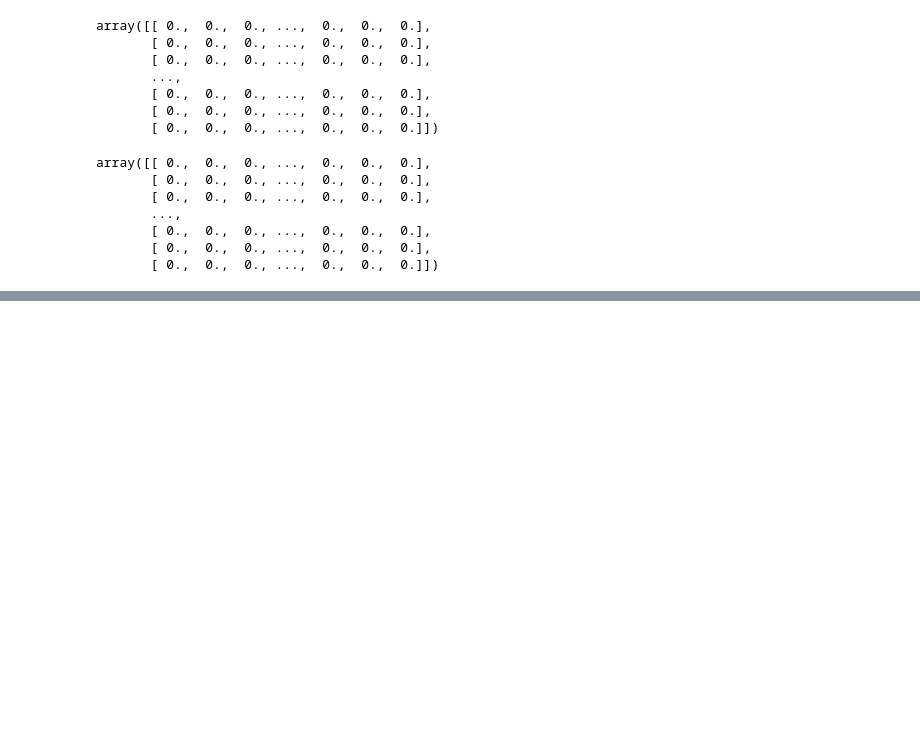
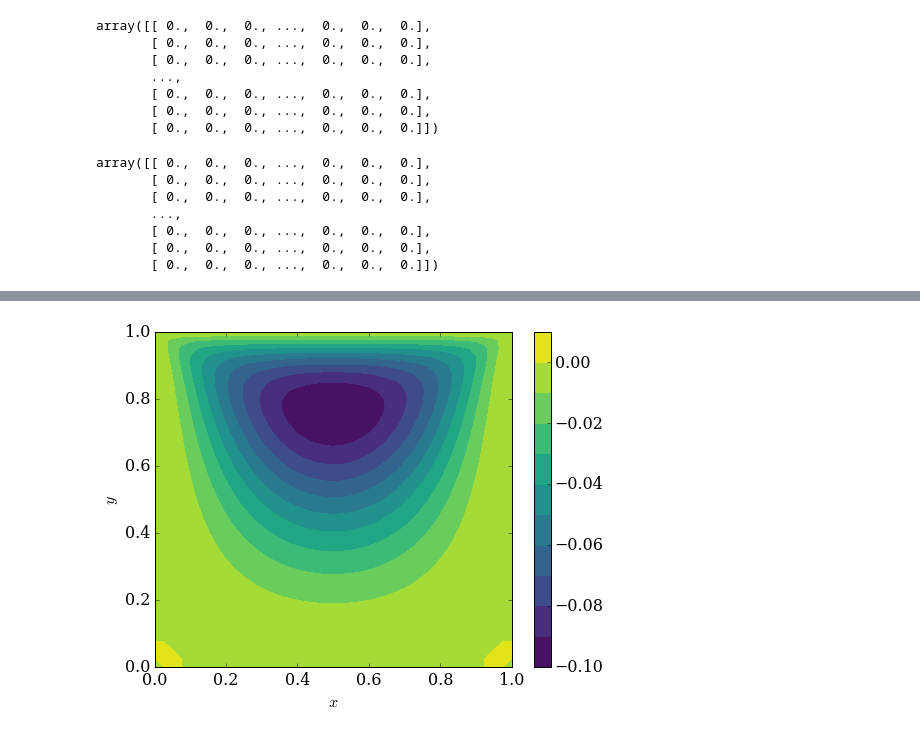
Before and after one commit to DavidZHANG9210/MAE6286, a Jupyter notebook: Module 5 homework.ipynb, the cells around one changed output, grey strips where cells are left out. Drawn from its saved outputs; the diff is of its cells as text; code cells hidden in the pictures; blank space fills up the shorter version.

```diff
--- a/Module 5 homework.ipynb
+++ b/Module 5 homework.ipynb
@@ -8,6 +8,10 @@ rcParams['font.size'] = 16
 # %%
 nx = 41
 ny = 41
+
+X = numpy.linspace(0, l, nx)
+Y = numpy.linspace(0, h, nx)
+
 l = 1.0
 h = 1.0
 
@@ -135,0 +159,9 @@ ValueError: could not convert string to float: 'phi_f'
+# %%
+pyplot.figure(figsize=(8,6))
+# 12 is the total number of levels we used to plot the contour
+pyplot.contourf(X, Y, phi_f, 12, cmap=cm.viridis)
+pyplot.xlabel('$x$')
+pyplot.ylabel('$y$')
+pyplot.colorbar();
+# %% [output]
+[figure, added]
```
Also changed, not shown: parts of 9 cells of this notebook.
